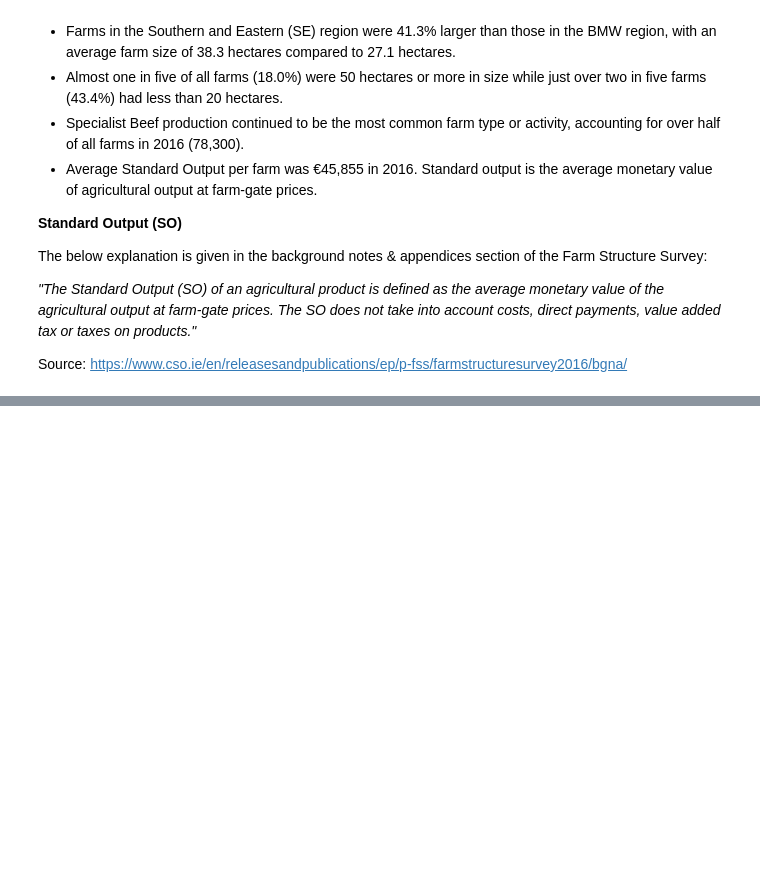
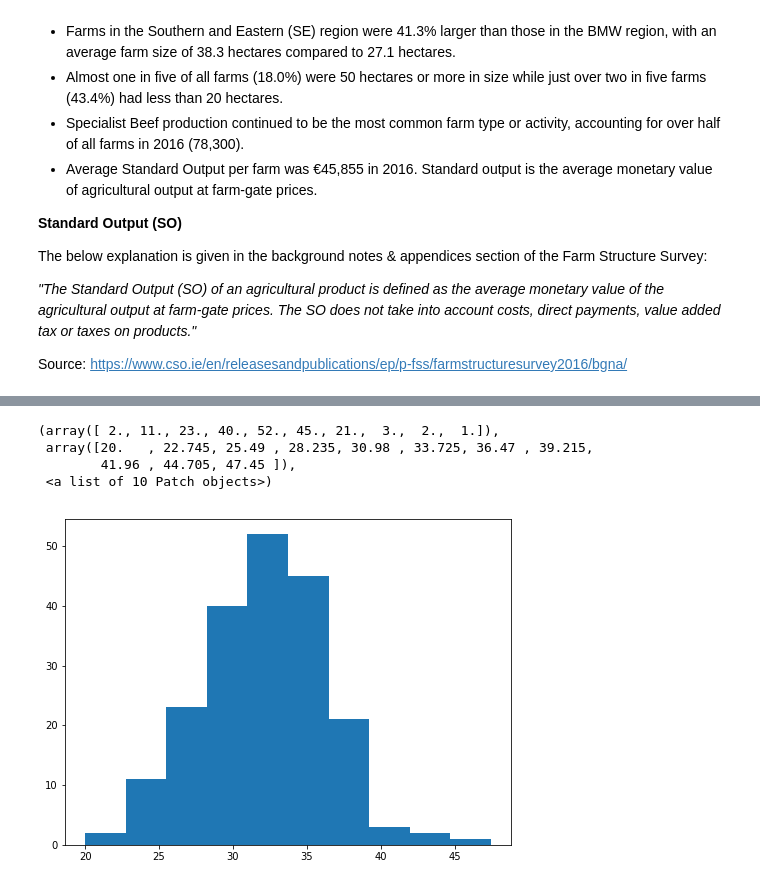
Before and after one commit to johndunne2019/PDA-Project-Data-Simulation, a Jupyter notebook: Data-Simulation.ipynb, the cells around one changed output, grey strips where cells are left out. Cells and saved outputs as stored; diff of their text form; code cells hidden in the pictures; blank space fills up the shorter version.

Commit message:
first variable - farm_size

```diff
--- a/Data-Simulation.ipynb
+++ b/Data-Simulation.ipynb
@@ -140,0 +149,17 @@ Source: https://www.cso.ie/en/releasesandpublications/ep/p-fss/farmstructuresurv
+# %%
+%matplotlib inline
+# This command is used to show the interactive matplotlib plots in this notebook
+import numpy as np
+# numpy imported and given the shortened name np
+import matplotlib.pyplot as plt
+# matplotlib.pyplot imported and given the shortened name plt
+plt.rcParams['figure.figsize'] = (8, 6)
+# This command increases the size of the plot size from pyplot
+# %%
+farm_size = np.random.normal(32.4, 4.2, 200).round(2)
+# normal distribution
+# mean set to 32.4 hectares
+# standard deviation set to 4.2 hectares
+# 200 samples are generated
+# round(2) to round the result to 2 decimal places
+farm_size
@@ -140,0 +184,9 @@ Source: https://www.cso.ie/en/releasesandpublications/ep/p-fss/farmstructuresurv
+# %%
+plt.hist(farm_size)
+# pyplot.hist to plot a histogram of farm sizes
+# %% [output]
+(array([ 2., 11., 23., 40., 52., 45., 21.,  3.,  2.,  1.]),
+ array([20.   , 22.745, 25.49 , 28.235, 30.98 , 33.725, 36.47 , 39.215,
+        41.96 , 44.705, 47.45 ]),
+ <a list of 10 Patch objects>)
+[figure, added]
```
Also changed, not shown: parts of 6 cells of this notebook.
